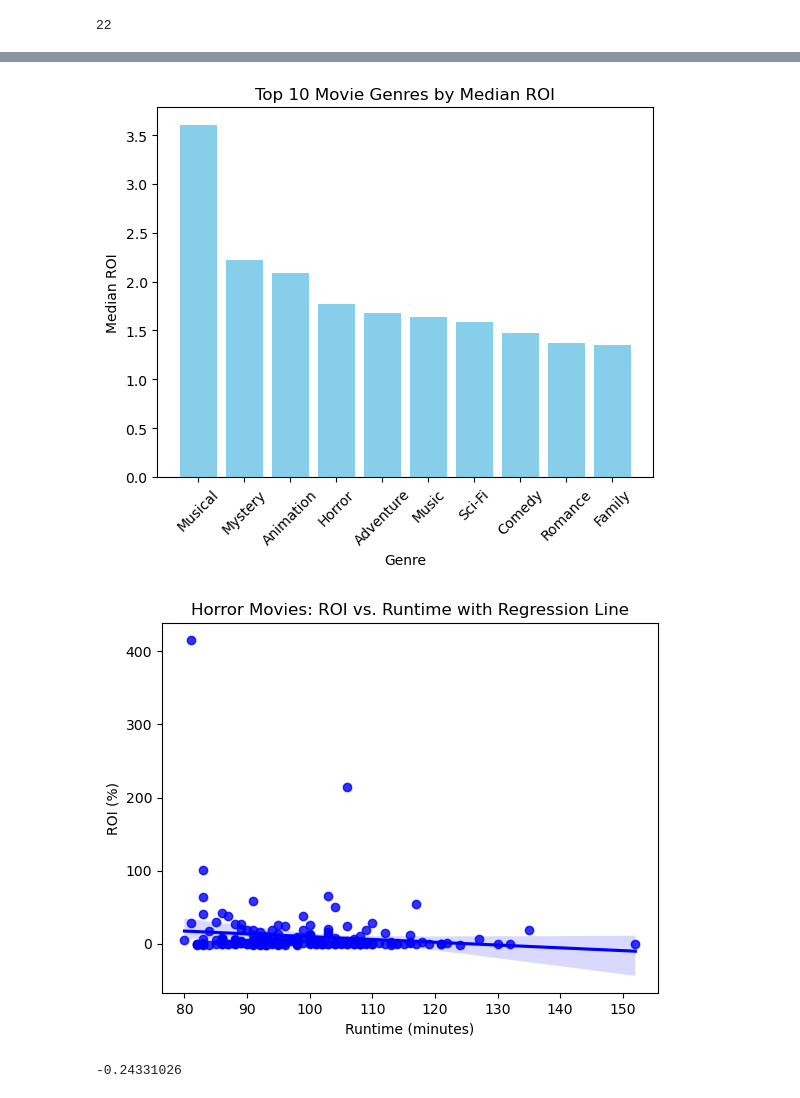
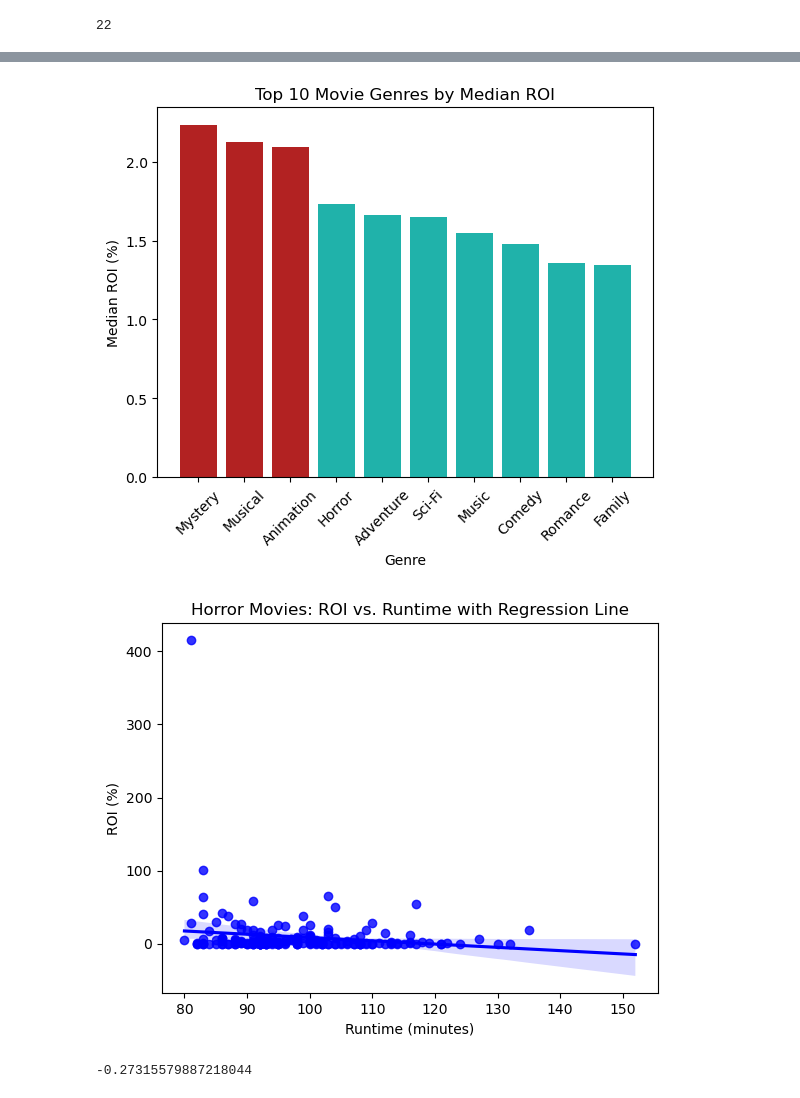
Before and after one commit to basstraining/film_data_analysis, a Jupyter notebook: Notebooks/eda_2.ipynb, the cells around one changed output, grey strips where cells are left out. Saved outputs shown, nothing was run; the diff lists cells and outputs as text; code cells hidden in the pictures.

```diff
--- a/Notebooks/eda_2.ipynb
+++ b/Notebooks/eda_2.ipynb
@@ -5,5 +15,5 @@ import sqlite3
 # %%
-con = sqlite3.connect('../data/imdb/im.db')
+con = sqlite3.connect('../data/im.db')
 # %%
 imdb_schema = pd.read_sql("""
 
@@ -67,0 +133,3 @@ Index(['movie', 'runtime_minutes', 'genres', 'averagerating', 'numvotes',
+# %%
+info_budget_df = info_budget_df.drop_duplicates(subset=['movie', 'runtime_minutes', 'genres'])
+info_budget_df.shape
@@ -234,19 +318,21 @@ plt.show()
 # %%
 genre_median_roi = {genre: df.median() for genre, df in genre_ROI_df_dict.items()}
 sorted_genre_median_roi = dict(sorted(genre_median_roi.items(), key=lambda item: item[1], reverse=True)[:10])
 genres = list(sorted_genre_median_roi.keys())
 median_rois = list(sorted_genre_median_roi.values())
+colors = ['firebrick' if median_rois > 2 else 'lightseagreen' for median_rois in median_rois]
 
 # Create a bar chart
 plt.figsize=(10, 6)
-plt.bar(genres, median_rois, color='skyblue')
+plt.bar(genres, median_rois, color=colors)
 plt.xlabel('Genre')
-plt.ylabel('Median ROI')
+plt.ylabel('Median ROI (%)')
 plt.title('Top 10 Movie Genres by Median ROI')
 plt.xticks(rotation=45)
+plt.savefig("../Images/top10genres_medianroi_barchart.png", bbox_inches='tight')
 plt.show()
 # %% [output]
-[figure, old version]
+[figure, new version]
 # %%
 import seaborn as sns
 # %%
@@ -255,13 +341,14 @@ sns.regplot(x='runtime_minutes', y='ROI%', data=horror_df, color='blue')
 plt.title('Horror Movies: ROI vs. Runtime with Regression Line')
 plt.xlabel('Runtime (minutes)')
 plt.ylabel('ROI (%)')
+plt.savefig("../Images/horror_regplot_outliers.png", bbox_inches='tight')
 plt.show()
 # %% [output]
-[figure, old version]
+[figure, new version]
 # %%
 horror_df['ROI%'].quantile(0.25)
 # %% [output]
--0.24331026
+-0.27315579887218044
 # %%
 lower = horror_df['ROI%'].quantile(0.01)
 upper = horror_df['ROI%'].quantile(0.95)
```
Also changed, not shown: parts of 45 cells of this notebook, 2 other files.
